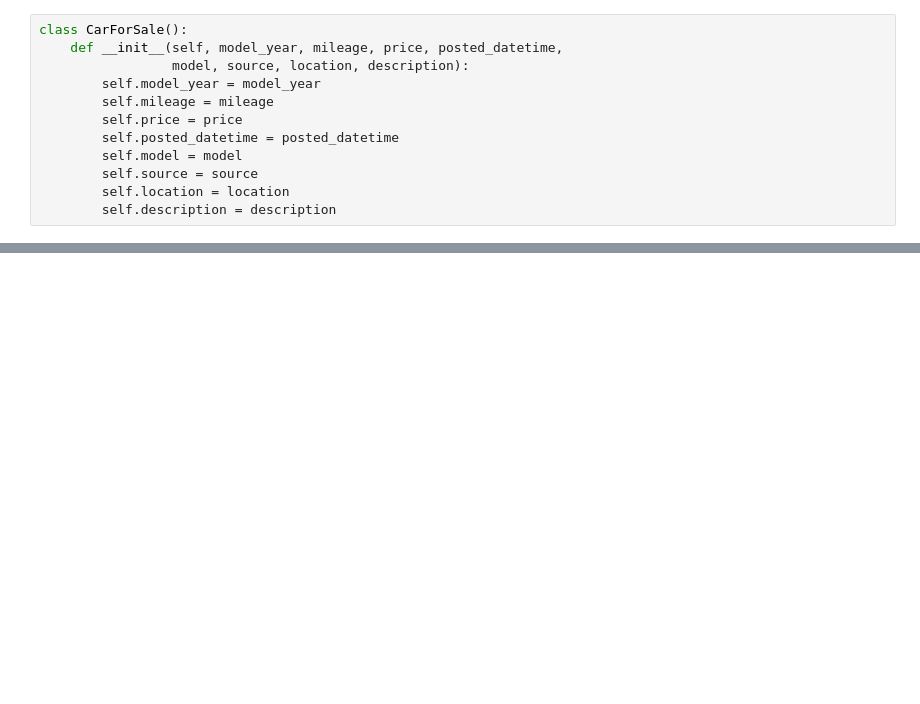
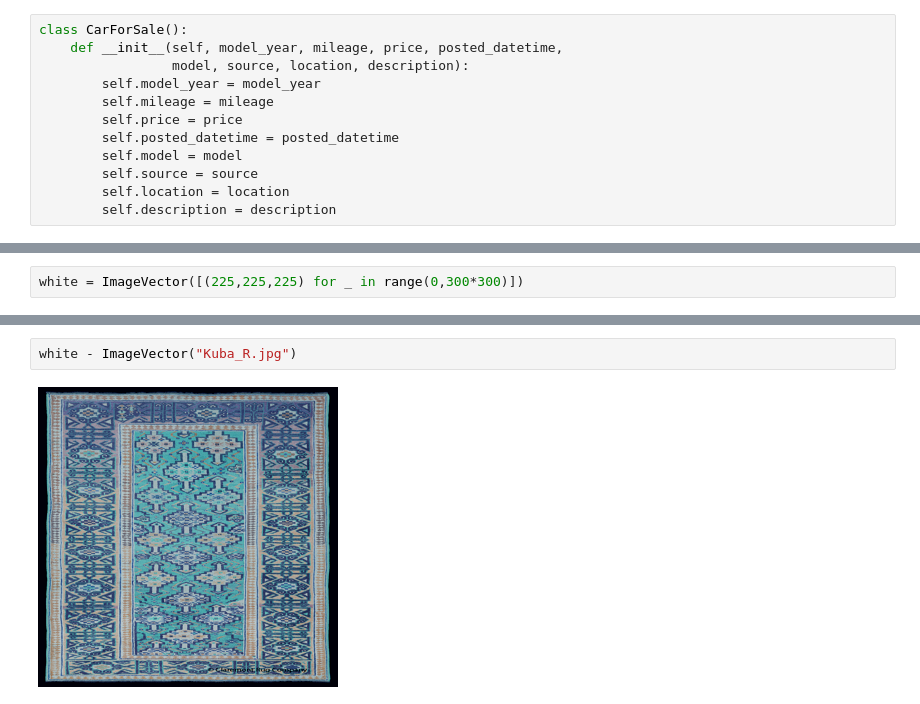
Before and after one commit to MuayThaiLegz/mathemeticsDevelopment, a Jupyter notebook: practiceFolder/CodeAlongWithSix.ipynb, the cells around one changed output, grey strips where cells are left out. Saved outputs shown, nothing was run; the diff lists cells and outputs as text; blank space fills up the shorter version.

```diff
--- a/practiceFolder/CodeAlongWithSix.ipynb
+++ b/practiceFolder/CodeAlongWithSix.ipynb
@@ -175,0 +366,2 @@ class CarForSale():
+# %%
+white = ImageVector([(225,225,225) for _ in range(0,300*300)])
@@ -175,0 +372,4 @@ class CarForSale():
+# %%
+white - ImageVector("Kuba_R.jpg")
+# %% [output]
+[figure, added]
```
Also changed, not shown: parts of 24 cells of this notebook, 1 other file.
